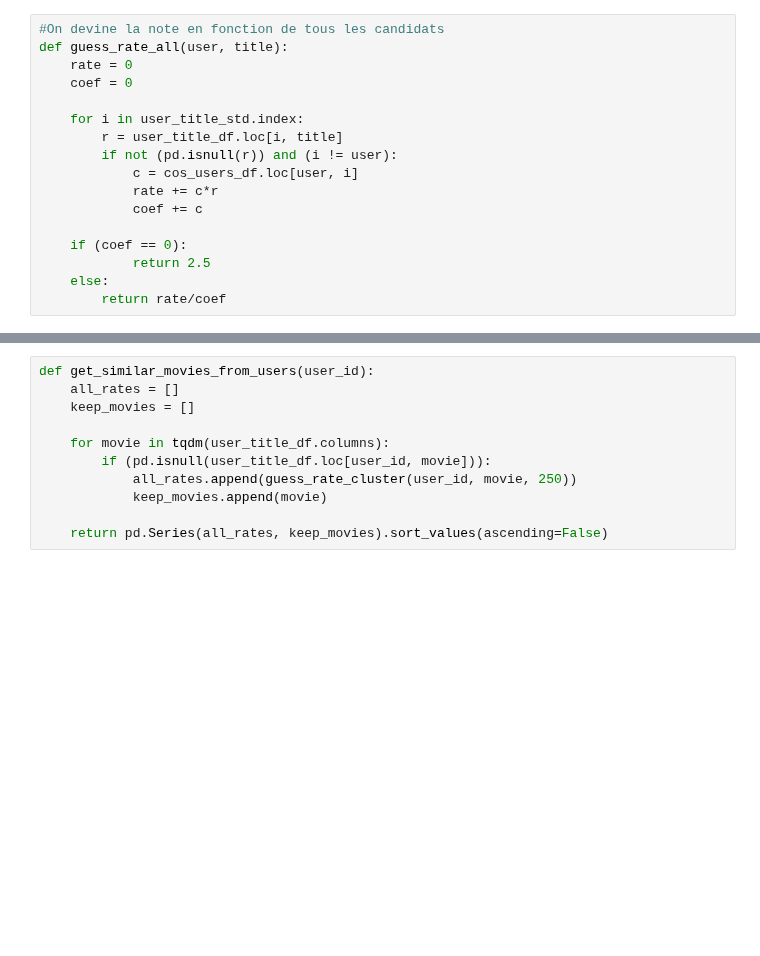
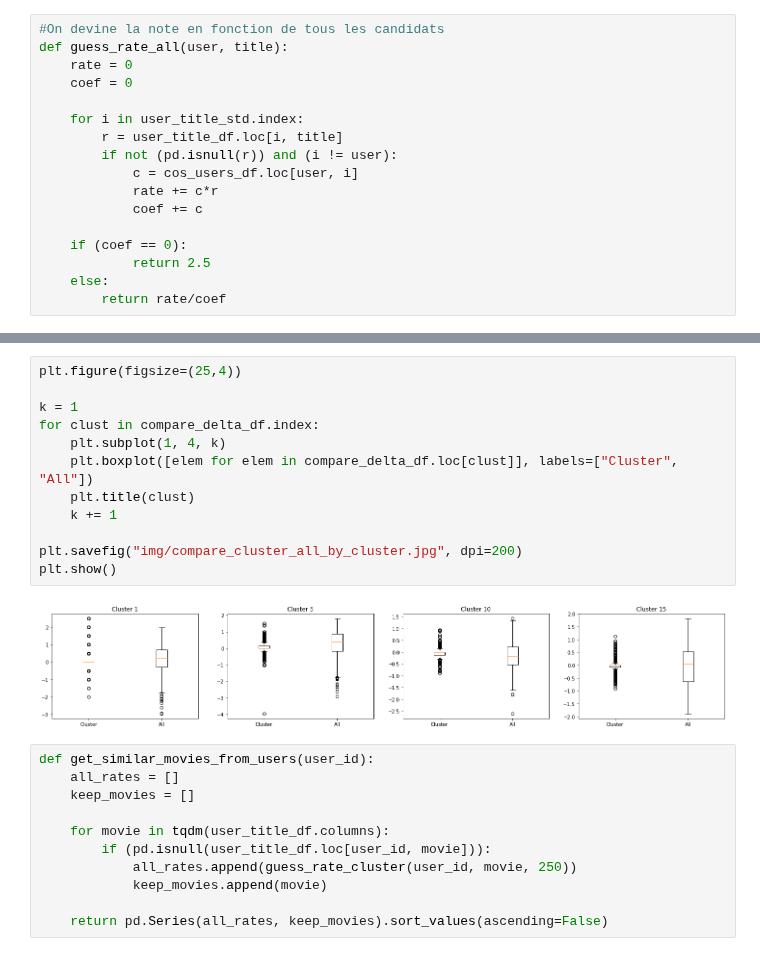
Before and after one commit to StundFR/ClusteringRecommendation, a Jupyter notebook: GroupLens/groupLens.ipynb, the cells around one changed output, grey strips where cells are left out. Saved outputs shown, nothing was run; the diff lists cells and outputs as text; blank space fills up the shorter version.

```diff
--- a/GroupLens/groupLens.ipynb
+++ b/GroupLens/groupLens.ipynb
@@ -229,3 +236,17 @@ plt.show()
+# %%
+plt.figure(figsize=(25,4))
+
+k = 1
+for clust in compare_delta_df.index:
+    plt.subplot(1, 4, k)
+    plt.boxplot([elem for elem in compare_delta_df.loc[clust]], labels=["Cluster", "All"])
+    plt.title(clust)
+    k += 1
+
+plt.savefig("img/compare_cluster_all_by_cluster.jpg", dpi=200)
+plt.show()
+# %% [output]
+[figure, added]
 # %%
 def get_similar_movies_from_users(user_id):
     all_rates = []
```
Also changed, not shown: parts of 16 cells of this notebook.
